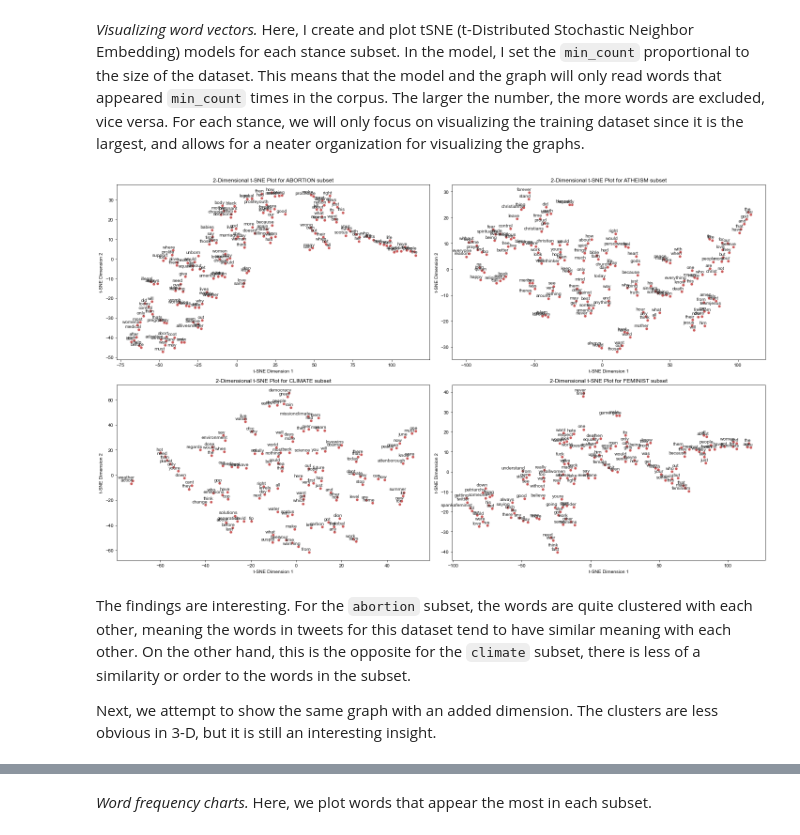
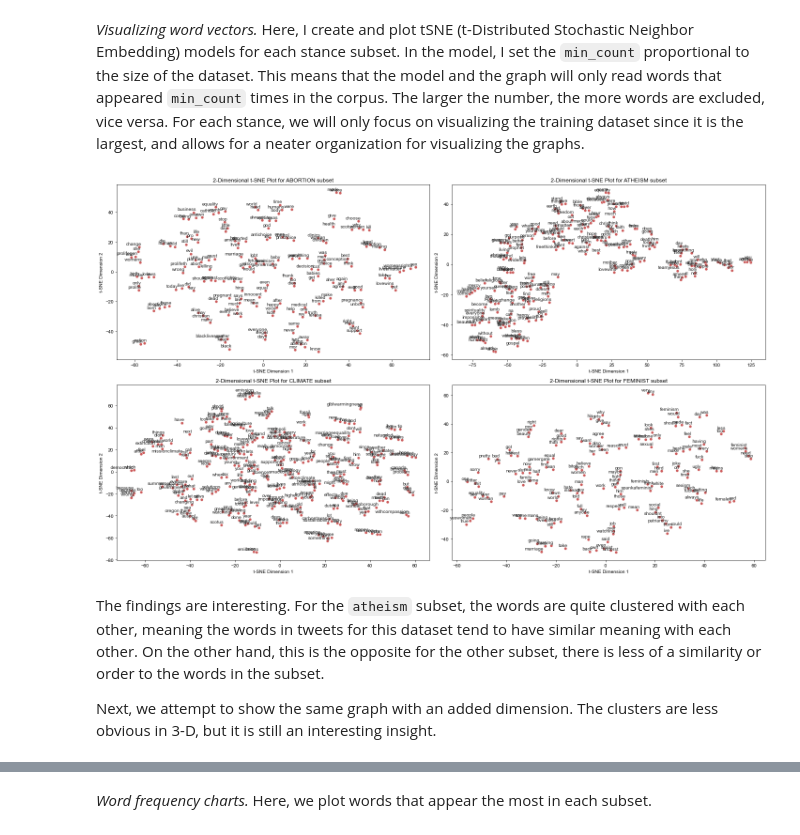
Before and after one commit to yzse/nlp-final-tweeteval, a Jupyter notebook: eda.ipynb, the cells around one changed output, grey strips where cells are left out. Cells and saved outputs as stored; diff of their text form; code cells hidden in the pictures.

```diff
--- a/eda.ipynb
+++ b/eda.ipynb
@@ -94,7 +94,7 @@ subset_names = ['abortion', 'atheism', 'climate', 'feminist']
 for subset in subset_names:
     fig, ax = plt.subplots(nrows=1, ncols=3, figsize=(20, 10))
     for i, (df, name) in enumerate(zip([train_named[subset], val_named[subset], test_named[subset]], ['train', 'validation','test'])):
-        y = df.label.value_counts().values / len(df) * 100
+        y = df.label.value_counts().sort_index().values / len(df) * 100
         ax[i].pie(y, colors=sns.color_palette("pastel"), autopct='%1.1f%%', labels=['None', 'Against', 'Favor'])
         ax[i].legend(loc='upper right', bbox_to_anchor=(1.05, 1))
         ax[i].set_title(f'{name} set for {subset}, {len(df)} lines')
@@ -108,6 +108,21 @@ for subset in subset_names:
 ### tSNE Plots
 # %% [markdown]
 *Visualizing word vectors.* Here, I create and plot tSNE (t-Distributed Stochastic Neighbor Embedding) models for each stance subset.  In the model, I set the `min_count` proportional to the size of the dataset. This means that the model and the graph will only read words that appeared `min_count` times in the corpus.  The larger the number, the more words are excluded, vice versa.  For each stance, we will only focus on visualizing the training dataset since it is the largest, and allows for a neater organization for visualizing the graphs.
+# %%
+# first, we remove custom stopwords
+import re
+import pandas as pd
+from nltk.corpus import stopwords
+
+
+def remove_custom_stopwords(data):
+    # custom stop words list
+    stop_words = ['and', 'what', 'with', 'our', 'how', 'lets', 'the', 'you', 'that', 'but', 'has', 'had', 'does', 'for', 'when', 'youre', 'because', 'are', 'their', 'its', 'who', 'they', 'all', 'like', 'about', 'for', 'that', 'not', 'dont', 'have', 'can', 'just', 'out', 'will', 'more', 'this']
+    # stop_words.extend(stopwords.words('english'))  this removes too many words
+    pattern = '|'.join(stop_words)
+    cleaned_text = data.text.str.replace(pattern, '')
+    cleaned_text = cleaned_text.apply(lambda x: ' '.join([w for w in x.split() if len(w)>2])) # remove chars with length <=2
+    return cleaned_text
 # %%
 def tsne_plot_2d(data, subset, ax):
     sns.set_style('whitegrid')
@@ -115,7 +130,7 @@ def tsne_plot_2d(data, subset, ax):
     labels = []
     tokens = []
     sentences = [text.split() for text in data.text]
-    model = word2vec.Word2Vec(sentences, window=20, min_count=np.floor(len(data)/70), workers=4)
+    model = word2vec.Word2Vec(sentences, window=20, min_count=np.floor(len(data)/90), workers=4)
 
     for word in model.wv.index_to_key:
         tokens.append(model.wv.get_vector(word))
@@ -141,18 +156,20 @@ def tsne_plot_2d(data, subset, ax):
 # %%
 subset_names = ['abortion', 'atheism', 'climate', 'feminist']
 
 fig, axes = plt.subplots(nrows=2, ncols=2, figsize=(20, 12))
 axes = axes.flatten()
 
 for i, subset in enumerate(subset_names):
+    if subset not in ["climate", "atheism"]:
+        train_named[subset].text = remove_custom_stopwords(train_named[subset])
     tsne_plot_2d(train_named[subset], subset, axes[i]) # only use training sets
 
 plt.tight_layout()
 plt.show()
 # %% [output]
-[figure, old version]
+[figure, new version]
 # %% [markdown]
-The findings are interesting.  For the `abortion` subset, the words are quite clustered with each other, meaning the words in tweets for this dataset tend to have similar meaning with each other.  On the other hand, this is the opposite for the `climate` subset, there is less of a similarity or order to the words in the subset.
+The findings are interesting.  For the `atheism` subset, the words are quite clustered with each other, meaning the words in tweets for this dataset tend to have similar meaning with each other.  On the other hand, this is the opposite for the other subset, there is less of a similarity or order to the words in the subset.
 
 Next, we attempt to show the same graph with an added dimension.  The clusters are less obvious in 3-D, but it is still an interesting insight.
 # %%
```
Also changed, not shown: parts of 7 cells of this notebook.
